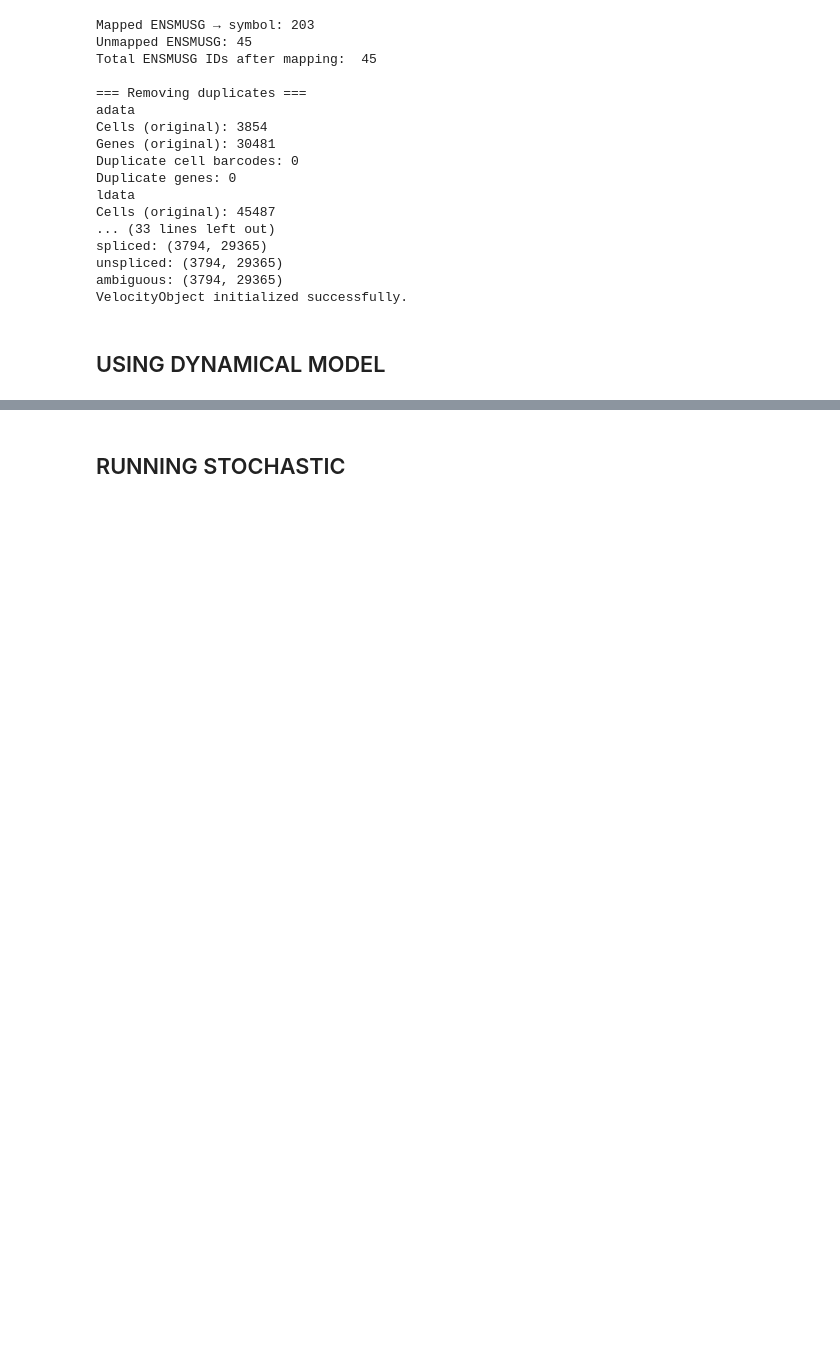
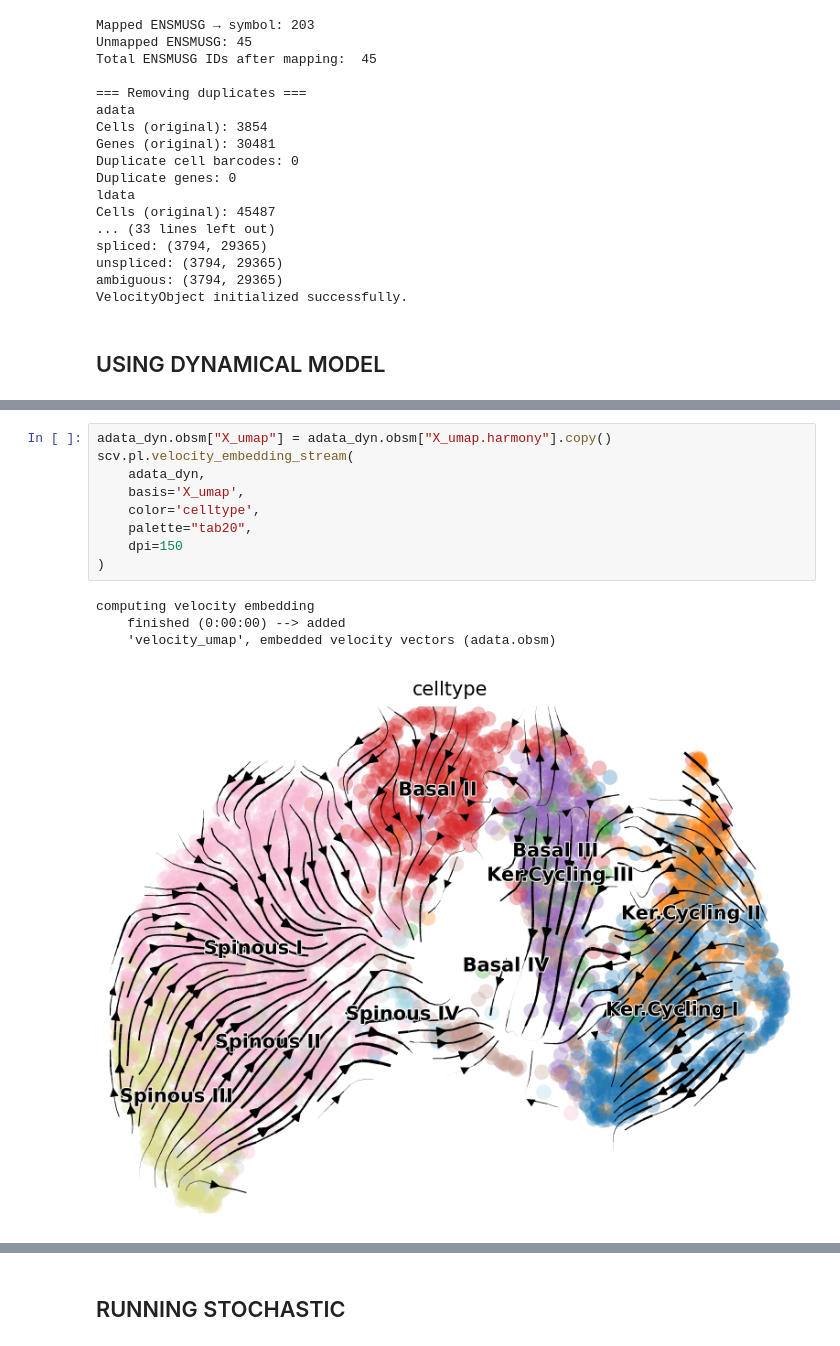
Before and after one commit to marissanesteban/rnavelo-CITEseq, a Jupyter notebook: velocity scripts/VeloViz.ipynb, the cells around one changed output, grey strips where cells are left out. Saved outputs shown, nothing was run; the diff lists cells and outputs as text; blank space fills up the shorter version.

```diff
--- a/velocity scripts/VeloViz.ipynb
+++ b/velocity scripts/VeloViz.ipynb
@@ -203,0 +189,14 @@ dyn_report
+# %%
+adata_dyn.obsm["X_umap"] = adata_dyn.obsm["X_umap.harmony"].copy()
+scv.pl.velocity_embedding_stream(
+    adata_dyn,
+    basis='X_umap',
+    color='celltype',
+    palette="tab20",
+    dpi=150
+)
+# %% [output]
+computing velocity embedding
+    finished (0:00:00) --> added
+    'velocity_umap', embedded velocity vectors (adata.obsm)
+[figure, added]
```
Also changed, not shown: parts of 12 cells of this notebook, 4 other files.
